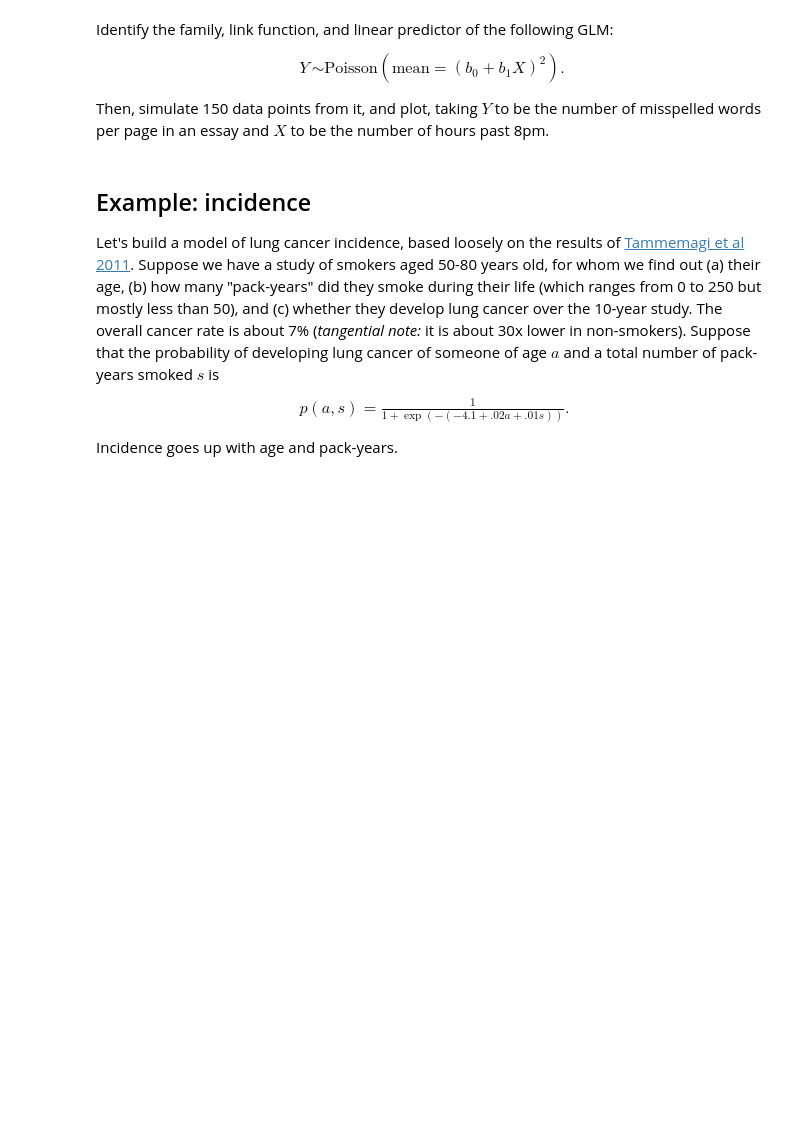
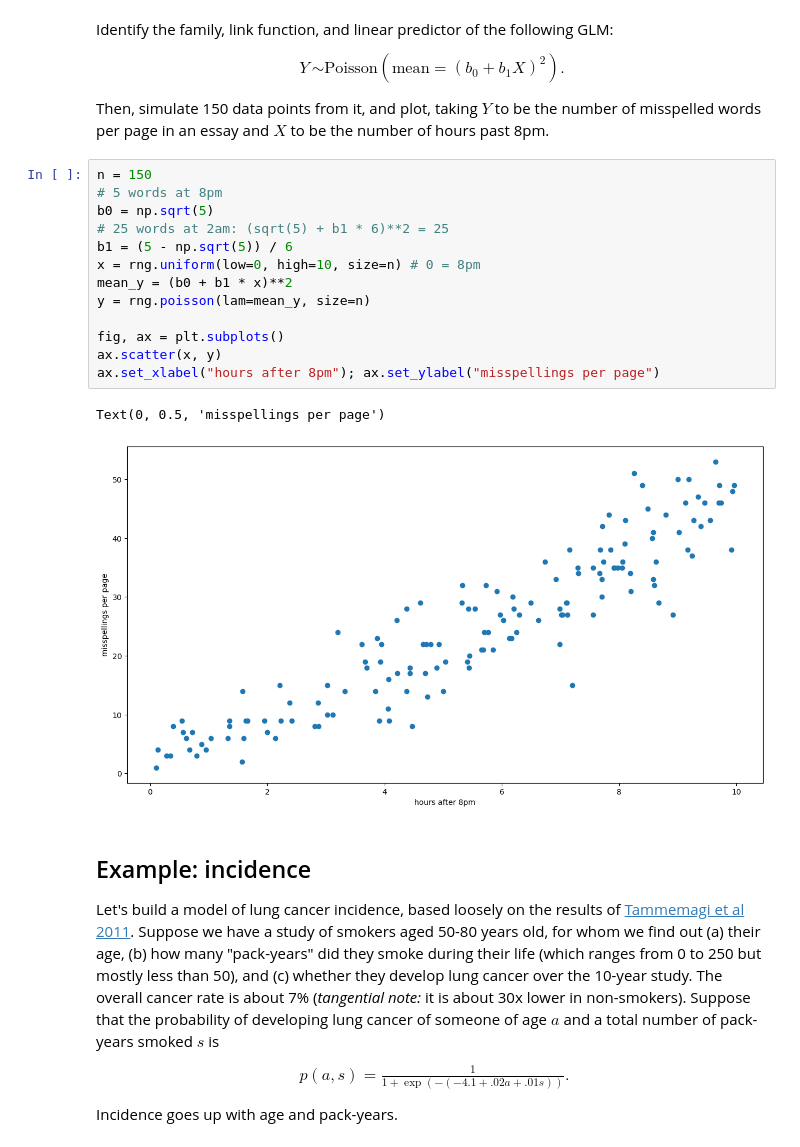
Before and after one commit to UOdsci/dsci345, a Jupyter notebook: class_material/slides/Generalized_Linear_Models.ipynb, the cells around one changed output. Saved outputs shown, nothing was run; the diff lists cells and outputs as text; blank space fills up the shorter version.

```diff
--- a/class_material/slides/Generalized_Linear_Models.ipynb
+++ b/class_material/slides/Generalized_Linear_Models.ipynb
@@ -169,6 +192,22 @@ $$\begin{aligned}
 Then, simulate 150 data points from it, and plot,
 taking $Y$ to be the number of misspelled words per page in an essay
 and $X$ to be the number of hours past 8pm.
+# %%
+n = 150
+# 5 words at 8pm
+b0 = np.sqrt(5)
+# 25 words at 2am: (sqrt(5) + b1 * 6)**2 = 25
+b1 = (5 - np.sqrt(5)) / 6
+x = rng.uniform(low=0, high=10, size=n) # 0 = 8pm
+mean_y = (b0 + b1 * x)**2
+y = rng.poisson(lam=mean_y, size=n)
+
+fig, ax = plt.subplots()
+ax.scatter(x, y)
+ax.set_xlabel("hours after 8pm"); ax.set_ylabel("misspellings per page")
+# %% [output]
+Text(0, 0.5, 'misspellings per page')
+[figure, added]
 # %% [markdown]
 ## Example: incidence
 
```
Also changed, not shown: parts of 13 cells of this notebook, 14 other files.
